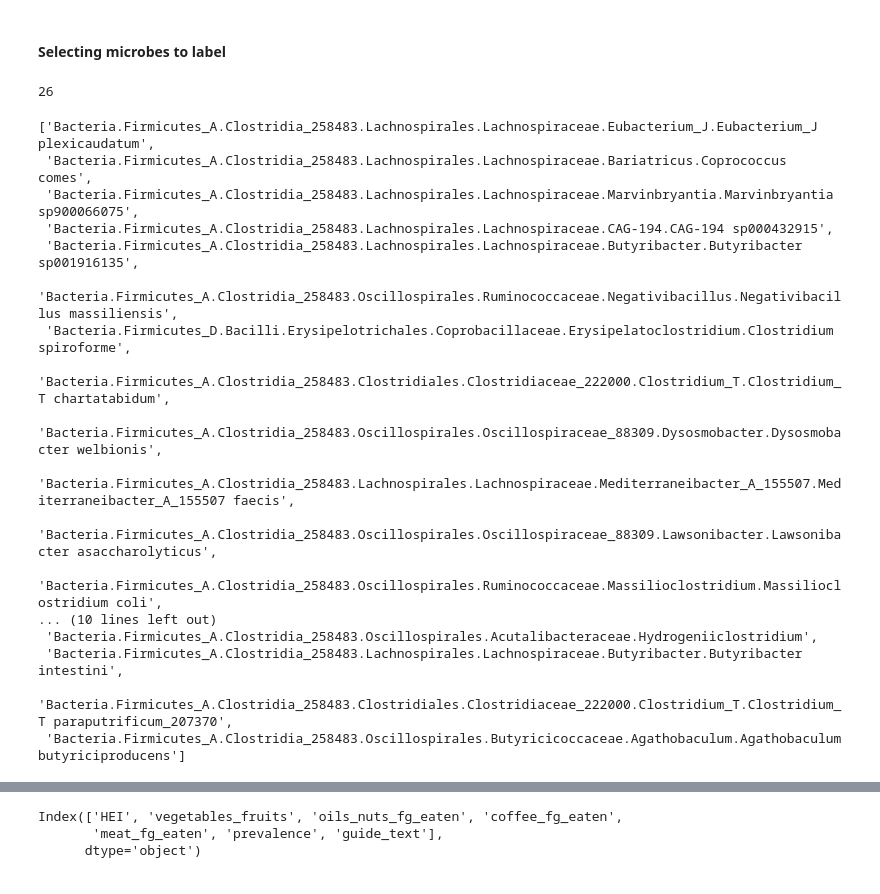
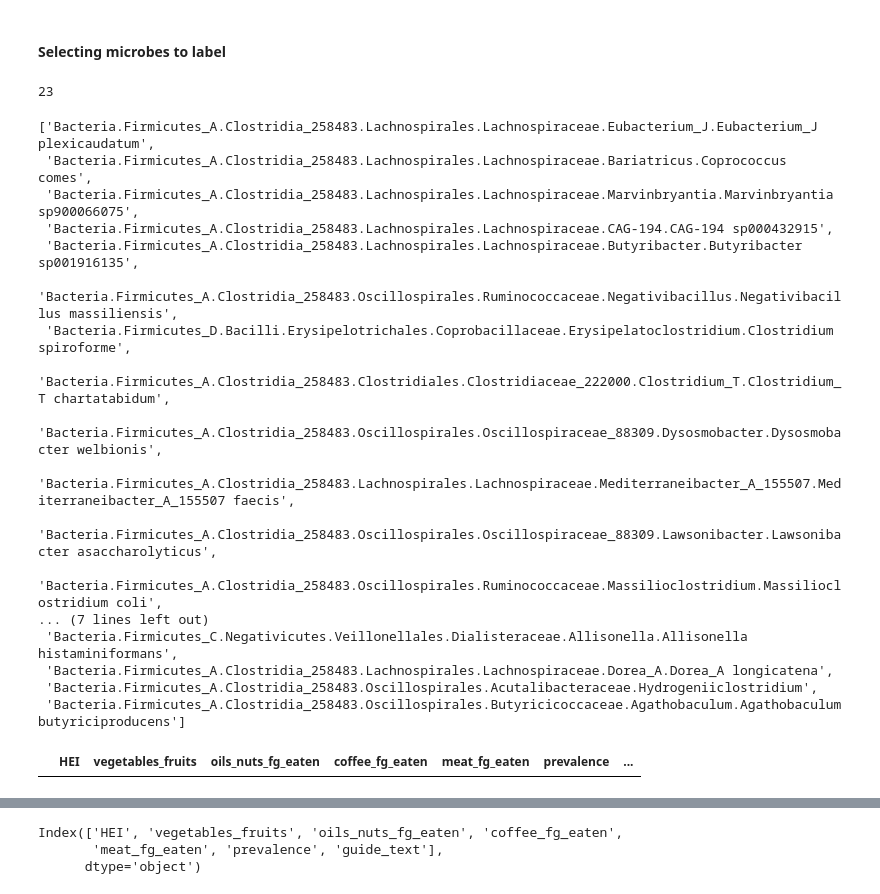
Before and after one commit to digitalepidemiologylab/dietary-consistency-and-quality-associated-with-gut-microbiota-diversity-paper, a Jupyter notebook: analysis/ml_analysis/graphlan_files/prep.ipynb, the cells around one changed output, grey strips where cells are left out. Saved outputs shown, nothing was run; the diff lists cells and outputs as text; code cells hidden in the pictures.

```diff
--- a/analysis/ml_analysis/graphlan_files/prep.ipynb
+++ b/analysis/ml_analysis/graphlan_files/prep.ipynb
@@ -339,19 +339,19 @@ selected_legend_label_microbes = [
     "Bacteria.Desulfobacterota_I.Desulfovibrionia.Desulfovibrionales.Desulfovibrionaceae.Bilophila.Bilophila wadsworthia",
     "Bacteria.Firmicutes_A.Clostridia_258483.Lachnospirales.Lachnospiraceae.Blautia_A_141781.Blautia_A_141781 hydrogenotrophica",
     "Bacteria.Firmicutes_C.Negativicutes.Veillonellales.Dialisteraceae.Allisonella.Allisonella histaminiformans",
-    "Bacteria.Firmicutes_D.Bacilli.Staphylococcales.Staphylococcaceae.Staphylococcus.Staphylococcus equorum",
+    # "Bacteria.Firmicutes_D.Bacilli.Staphylococcales.Staphylococcaceae.Staphylococcus.Staphylococcus equorum",
     "Bacteria.Firmicutes_A.Clostridia_258483.Lachnospirales.Lachnospiraceae.Dorea_A.Dorea_A longicatena",
     #'Bacteria.Firmicutes_A.Clostridia_258483.Lachnospirales.Lachnospiraceae.Eubacterium_I',
     "Bacteria.Firmicutes_A.Clostridia_258483.Oscillospirales.Acutalibacteraceae.Hydrogeniiclostridium",
-    "Bacteria.Firmicutes_A.Clostridia_258483.Lachnospirales.Lachnospiraceae.Butyribacter.Butyribacter intestini",
-    "Bacteria.Firmicutes_A.Clostridia_258483.Clostridiales.Clostridiaceae_222000.Clostridium_T.Clostridium_T paraputrificum_207370",
+    # "Bacteria.Firmicutes_A.Clostridia_258483.Lachnospirales.Lachnospiraceae.Butyribacter.Butyribacter intestini",
+    # "Bacteria.Firmicutes_A.Clostridia_258483.Clostridiales.Clostridiaceae_222000.Clostridium_T.Clostridium_T paraputrificum_207370",
     "Bacteria.Firmicutes_A.Clostridia_258483.Oscillospirales.Butyricicoccaceae.Agathobaculum.Agathobaculum butyriciproducens",
 ]
 
 print(len(selected_legend_label_microbes))
 selected_legend_label_microbes
 # %% [output]
-26
+23
 ['Bacteria.Firmicutes_A.Clostridia_258483.Lachnospirales.Lachnospiraceae.Eubacterium_J.Eubacterium_J plexicaudatum',
  'Bacteria.Firmicutes_A.Clostridia_258483.Lachnospirales.Lachnospiraceae.Bariatricus.Coprococcus comes',
  'Bacteria.Firmicutes_A.Clostridia_258483.Lachnospirales.Lachnospiraceae.Marvinbryantia.Marvinbryantia sp900066075',
@@ -364,11 +364,15 @@ selected_legend_label_microbes
  'Bacteria.Firmicutes_A.Clostridia_258483.Lachnospirales.Lachnospiraceae.Mediterraneibacter_A_155507.Mediterraneibacter_A_155507 faecis',
  'Bacteria.Firmicutes_A.Clostridia_258483.Oscillospirales.Oscillospiraceae_88309.Lawsonibacter.Lawsonibacter asaccharolyticus',
  'Bacteria.Firmicutes_A.Clostridia_258483.Oscillospirales.Ruminococcaceae.Massilioclostridium.Massilioclostridium coli',
-... (10 lines left out)
+... (7 lines left out)
+ 'Bacteria.Firmicutes_C.Negativicutes.Veillonellales.Dialisteraceae.Allisonella.Allisonella histaminiformans',
+ 'Bacteria.Firmicutes_A.Clostridia_258483.Lachnospirales.Lachnospiraceae.Dorea_A.Dorea_A longicatena',
  'Bacteria.Firmicutes_A.Clostridia_258483.Oscillospirales.Acutalibacteraceae.Hydrogeniiclostridium',
- 'Bacteria.Firmicutes_A.Clostridia_258483.Lachnospirales.Lachnospiraceae.Butyribacter.Butyribacter intestini',
- 'Bacteria.Firmicutes_A.Clostridia_258483.Clostridiales.Clostridiaceae_222000.Clostridium_T.Clostridium_T paraputrificum_207370',
  'Bacteria.Firmicutes_A.Clostridia_258483.Oscillospirales.Butyricicoccaceae.Agathobaculum.Agathobaculum butyriciproducens']
+# %%
+featsImp[featsImp.index.str.contains("intestini")]
+# %% [output]
+|  | HEI | vegetables_fruits | oils_nuts_fg_eaten | coffee_fg_eaten | meat_fg_eaten | prevalence | ... |
 # %%
 def selected_species_renderer(text):
     if "CAG" in text:
```
Also changed, not shown: parts of 7 cells of this notebook, 12 other files.
